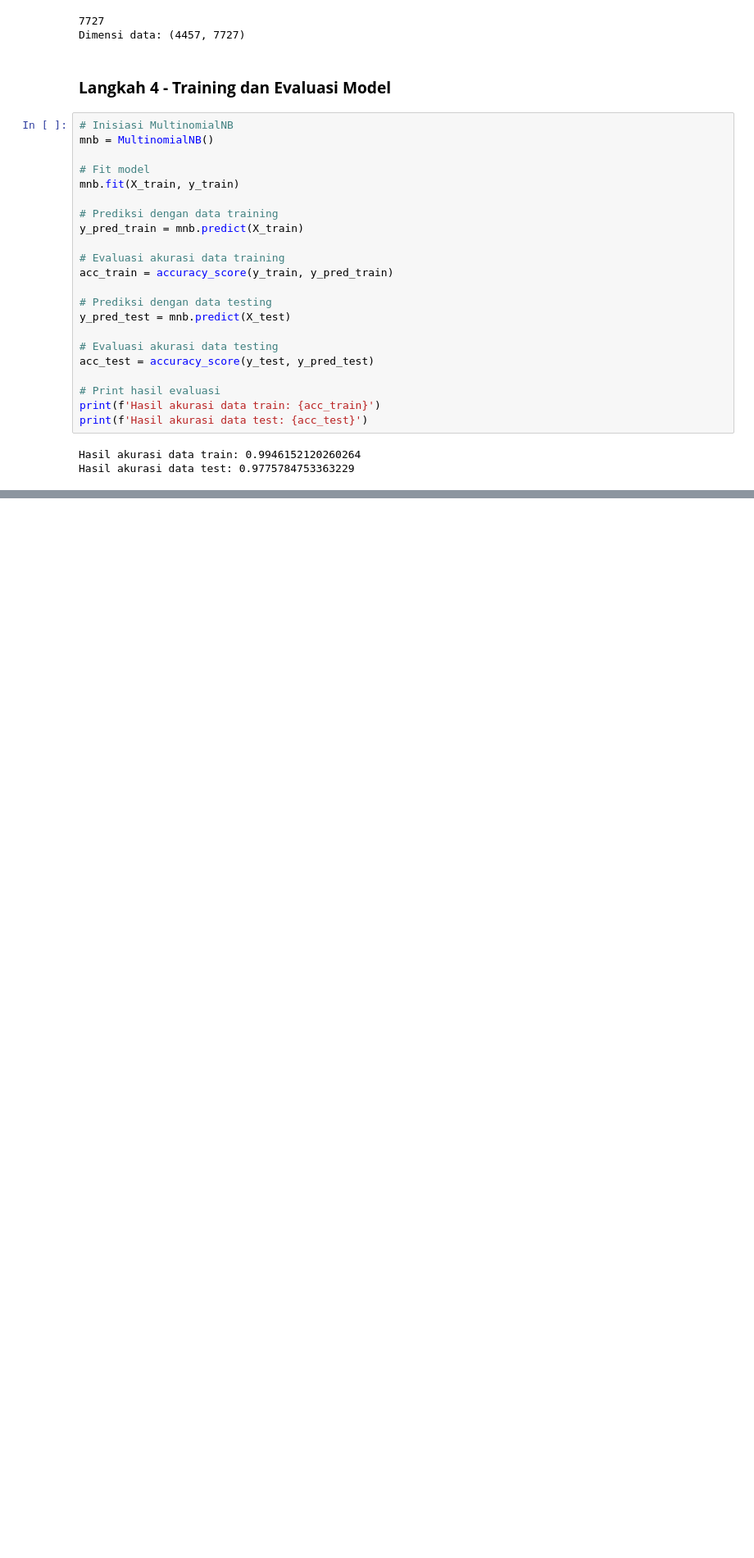
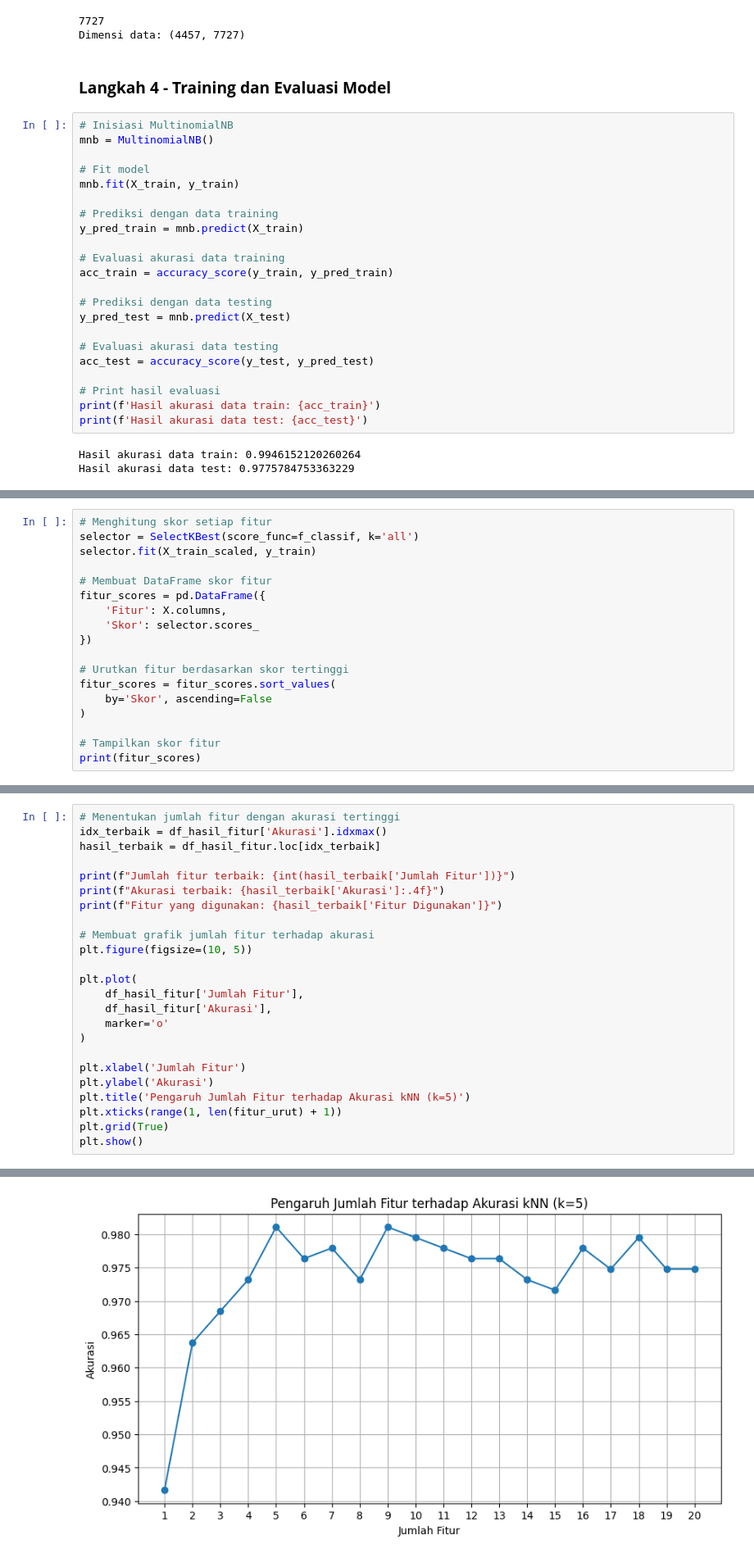
Before and after one commit to nurilhuda05/Pembelajaran_Mesin_2026, a Jupyter notebook: TG9_244107020004_Muhammad_Nuril_Huda.ipynb, the cells around one changed output, grey strips where cells are left out. Shown at 82% size. Saved outputs shown, nothing was run; the diff lists cells and outputs as text; blank space fills up the shorter version.

```diff
--- a/TG9_244107020004_Muhammad_Nuril_Huda.ipynb
+++ b/TG9_244107020004_Muhammad_Nuril_Huda.ipynb
@@ -537,0 +684,18 @@ Hasil akurasi data test: 0.9775784753363229
+# %%
+# Menghitung skor setiap fitur
+selector = SelectKBest(score_func=f_classif, k='all')
+selector.fit(X_train_scaled, y_train)
+
+# Membuat DataFrame skor fitur
+fitur_scores = pd.DataFrame({
+    'Fitur': X.columns,
+    'Skor': selector.scores_
+})
+
+# Urutkan fitur berdasarkan skor tertinggi
+fitur_scores = fitur_scores.sort_values(
+    by='Skor', ascending=False
+)
+
+# Tampilkan skor fitur
+print(fitur_scores)
@@ -537,0 +783,25 @@ Hasil akurasi data test: 0.9775784753363229
+# %%
+# Menentukan jumlah fitur dengan akurasi tertinggi
+idx_terbaik = df_hasil_fitur['Akurasi'].idxmax()
+hasil_terbaik = df_hasil_fitur.loc[idx_terbaik]
+
+print(f"Jumlah fitur terbaik: {int(hasil_terbaik['Jumlah Fitur'])}")
+print(f"Akurasi terbaik: {hasil_terbaik['Akurasi']:.4f}")
+print(f"Fitur yang digunakan: {hasil_terbaik['Fitur Digunakan']}")
+
+# Membuat grafik jumlah fitur terhadap akurasi
+plt.figure(figsize=(10, 5))
+
+plt.plot(
+    df_hasil_fitur['Jumlah Fitur'],
+    df_hasil_fitur['Akurasi'],
+    marker='o'
+)
+
+plt.xlabel('Jumlah Fitur')
+plt.ylabel('Akurasi')
+plt.title('Pengaruh Jumlah Fitur terhadap Akurasi kNN (k=5)')
+plt.xticks(range(1, len(fitur_urut) + 1))
+plt.grid(True)
+plt.show()
+# %% [output]
@@ -537,0 +811 @@ Hasil akurasi data test: 0.9775784753363229
+[figure, added]
```
Also changed, not shown: parts of 26 cells of this notebook.
